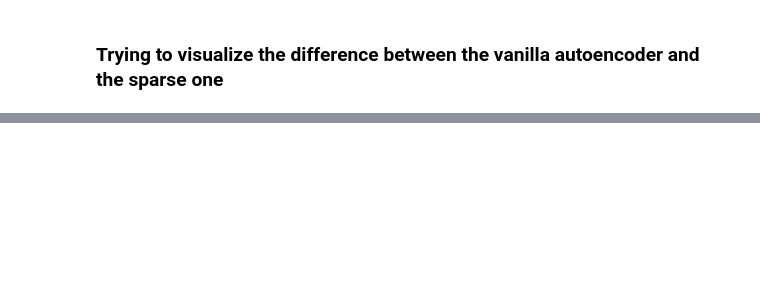
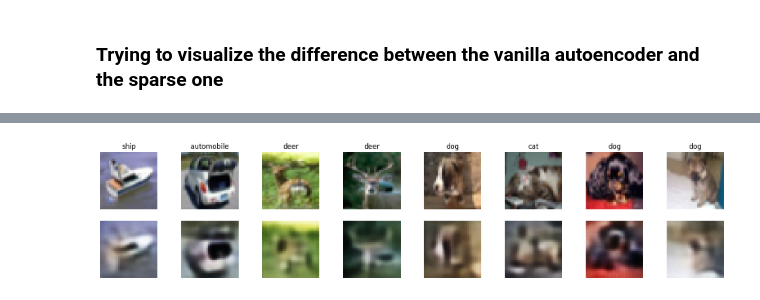
Before and after one commit to antony-zhao/RLTesting, a Jupyter notebook: rltesting/world_model_testing/vae_testing_torch.ipynb, the cells around one changed output, grey strips where cells are left out. Cells and saved outputs as stored; diff of their text form; code cells hidden in the pictures; blank space fills up the shorter version.

```diff
--- a/rltesting/world_model_testing/vae_testing_torch.ipynb
+++ b/rltesting/world_model_testing/vae_testing_torch.ipynb
@@ -293,0 +339,7 @@ class VanillaVAE(AutoEncoder):
+# %%
+x_temp, y_temp = next(iter(trainloader))
+x_pred = vae.reconstruction(x_temp.to(device))
+
+plot_ae_results(x_temp, x_pred, y_temp)
+# %% [output]
+[figure, added]
```
Also changed, not shown: parts of 11 cells of this notebook, 5 other files.
